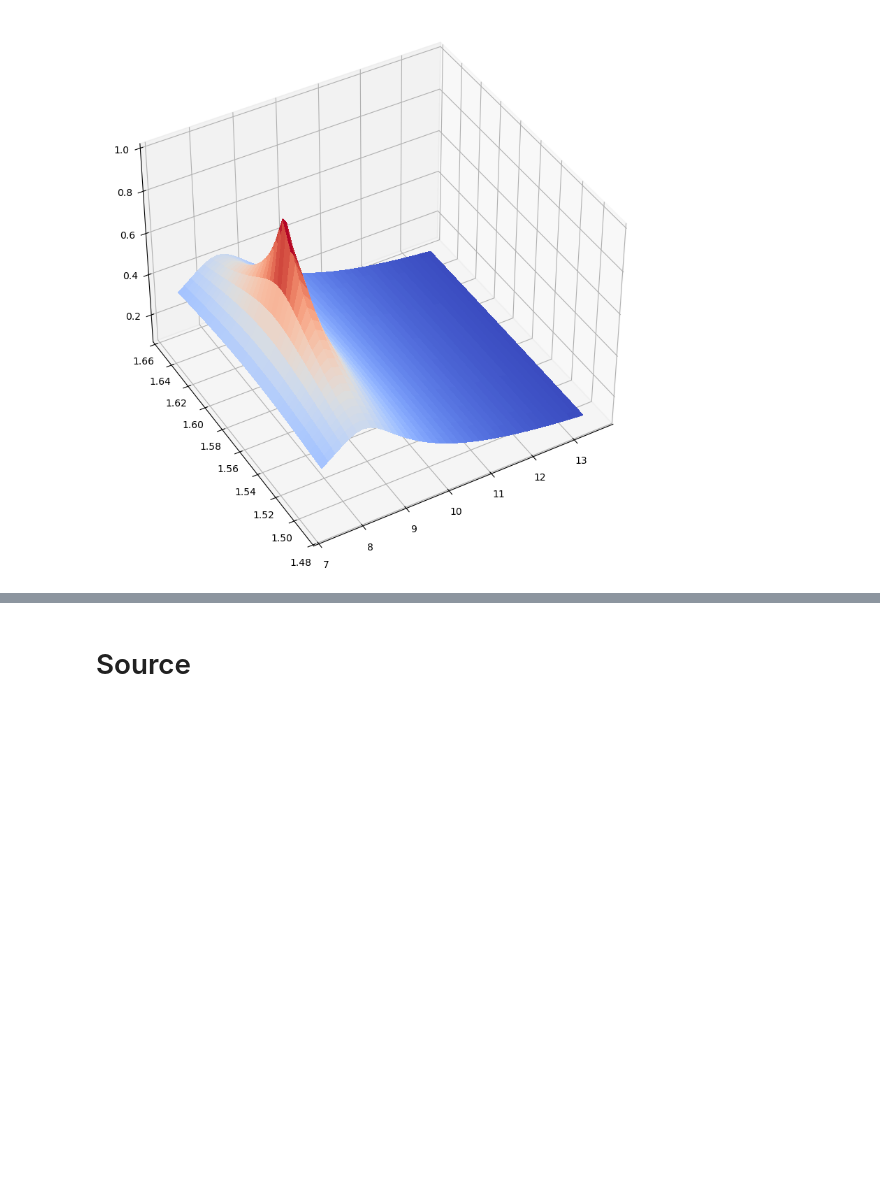
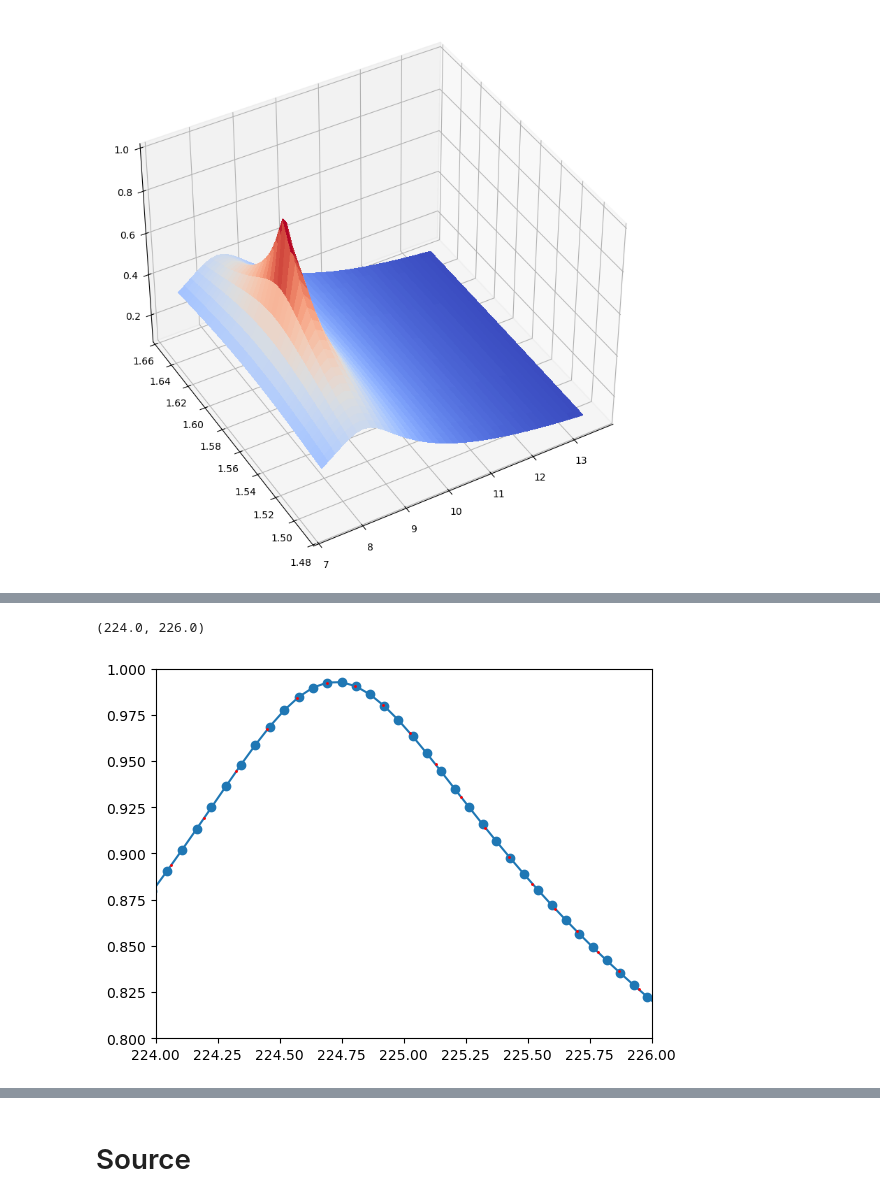
Before and after one commit to thompsonphys/inspectre, a Jupyter notebook: notebooks/visual_inspection.ipynb, the cells around one changed output, grey strips where cells are left out. Saved outputs shown, nothing was run; the diff lists cells and outputs as text; code cells hidden in the pictures; blank space fills up the shorter version.

Commit message:
adding adaptive timestepping code based on Euclidean distance between field and source points

```diff
--- a/notebooks/visual_inspection.ipynb
+++ b/notebooks/visual_inspection.ipynb
@@ -183,0 +179,26 @@ plt.show()
+# %%
+field_rad = r_vals[close[0]]
+field_inc = th_vals[close[1]]
+dist = np.sqrt(r_p**2+field_rad**2-2*r_p*field_rad*np.sin(field_inc)*np.cos(phi_p))/r_mean
+dist_int = IUS(t, dist)
+# %%
+dt = 1
+t_set = 0
+t_list = []
+
+while t_set < t[-1]:
+    t_list.append(t_set)
+    t_set += dt * dist_int(t_set)
+# %%
+t_test, field_test = field_timeseries_dict[pt]["time"], field_timeseries_dict[pt]["data"].real
+field_int = IUS(t_test, field_test)
+# %%
+plt.plot(t_test, field_test)
+plt.scatter(t_test,field_test)
+# plt.plot(t_test, field_int(t_test))
+plt.scatter(t_list, field_int(t_list),s=1,c='r',zorder=5)
+plt.ylim(0.8,1)
+plt.xlim(224,226)
+# %% [output]
+(224.0, 226.0)
+[figure, added]
```
Also changed, not shown: parts of 15 cells of this notebook, 5 other files.
